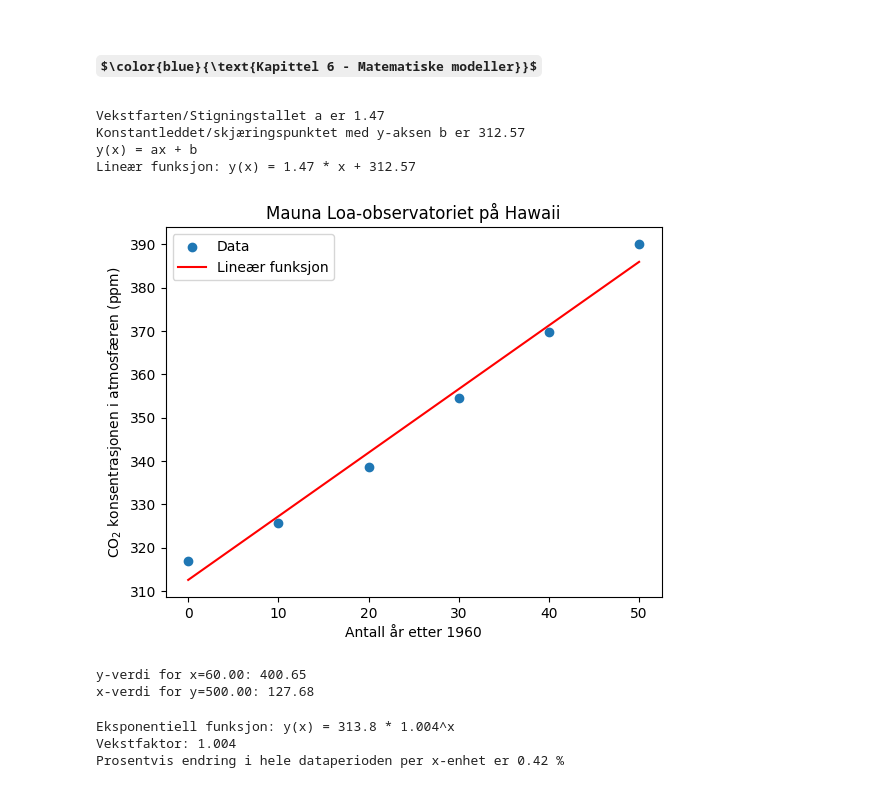
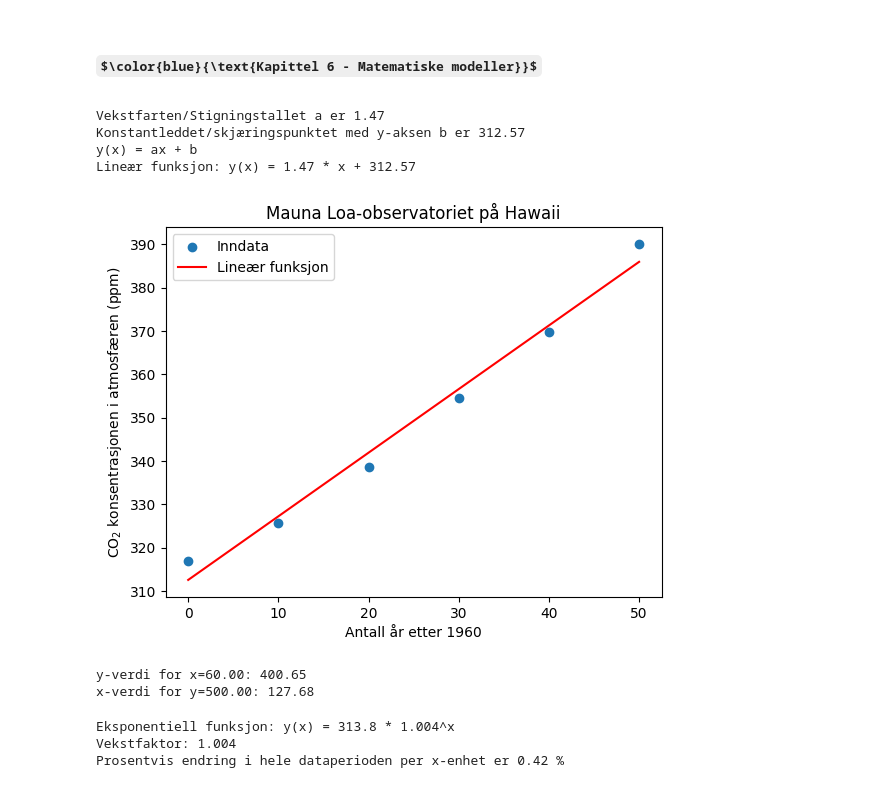
Before and after one commit to hanska91/Matematikk-2P-Y, a Jupyter notebook: Matematikkboka 2P-Y + Litt annet.ipynb, the cells around one changed output. Saved outputs shown, nothing was run; the diff lists cells and outputs as text; code cells hidden in the pictures; some formulas as TeX source.

```diff
--- a/Matematikkboka 2P-Y + Litt annet.ipynb
+++ b/Matematikkboka 2P-Y + Litt annet.ipynb
@@ -2621,35 +2621,35 @@ def linear_func(x, a, b):
 
 # Skriv ut lineær funksjon
 print ("y(x) = ax + b")
 print("Lineær funksjon: y(x) = {:.2f} * x + {:.2f}".format(a, b))                       # Bytt tall for antall desimaler :)
 
 # Plot datasettet og lineær funksjon
-plt.scatter(x, y, label='Data')
+plt.scatter(x, y, label='Inndata')
 plt.plot(x, linear_func(x, a, b), label='Lineær funksjon',color ="r")
 plt.xlabel('Antall år etter 1960')                                                     # Navn på x-aksen
 plt.ylabel('CO$_2$ konsentrasjonen i atmosfæren (ppm)')                                   # Navn på y-aksen
 plt.legend()
 
 # legg til en overskrift
 plt.title("Mauna Loa-observatoriet på Hawaii")                                         # Navn på overskrift
 
 plt.show()
 
 # Finn y-verdien når x = ...
 x_val = 60
 y_val = b + (a*x_val)
 print(f"y-verdi for x={x_val:.2f}: {y_val:.2f}")
 
 # Finn x-verdien når y = …
 y_val = 500
 x_val = (y_val - b)/a
 print(f"x-verdi for y={y_val:.2f}: {x_val:.2f}")
 # %% [output]
 Vekstfarten/Stigningstallet a er 1.47
 Konstantleddet/skjæringspunktet med y-aksen b er 312.57
 y(x) = ax + b
 Lineær funksjon: y(x) = 1.47 * x + 312.57
-[figure, old version]
+[figure, new version]
 y-verdi for x=60.00: 400.65
 x-verdi for y=500.00: 127.68
 # %%
```
Also changed, not shown: parts of 3 cells of this notebook.
